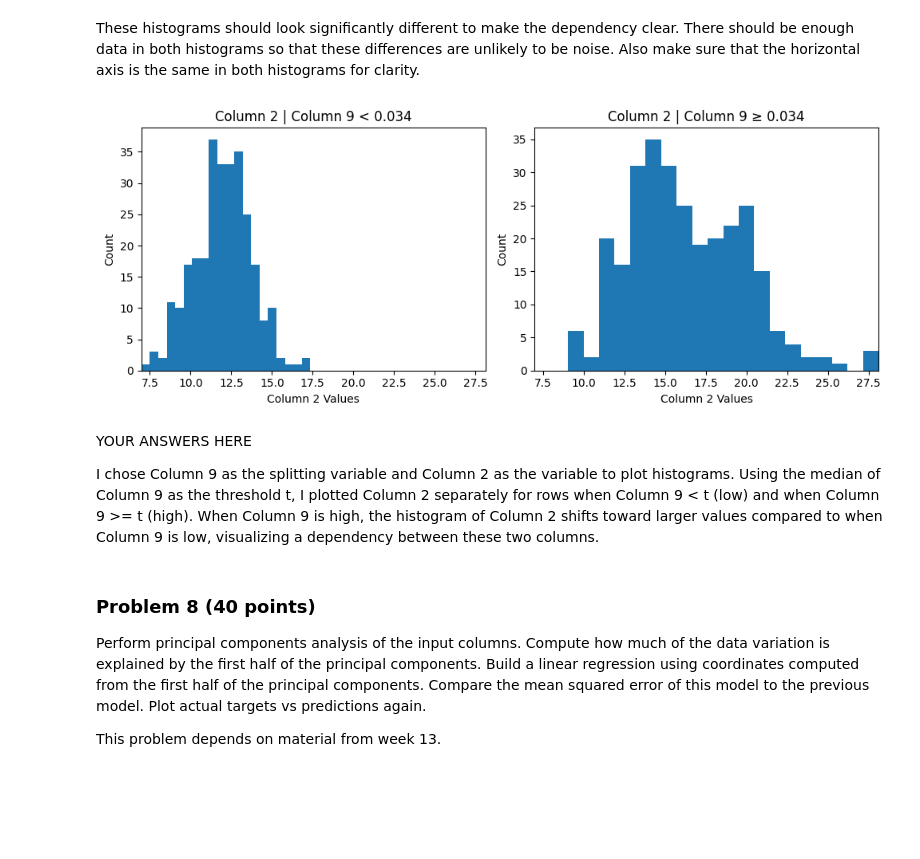
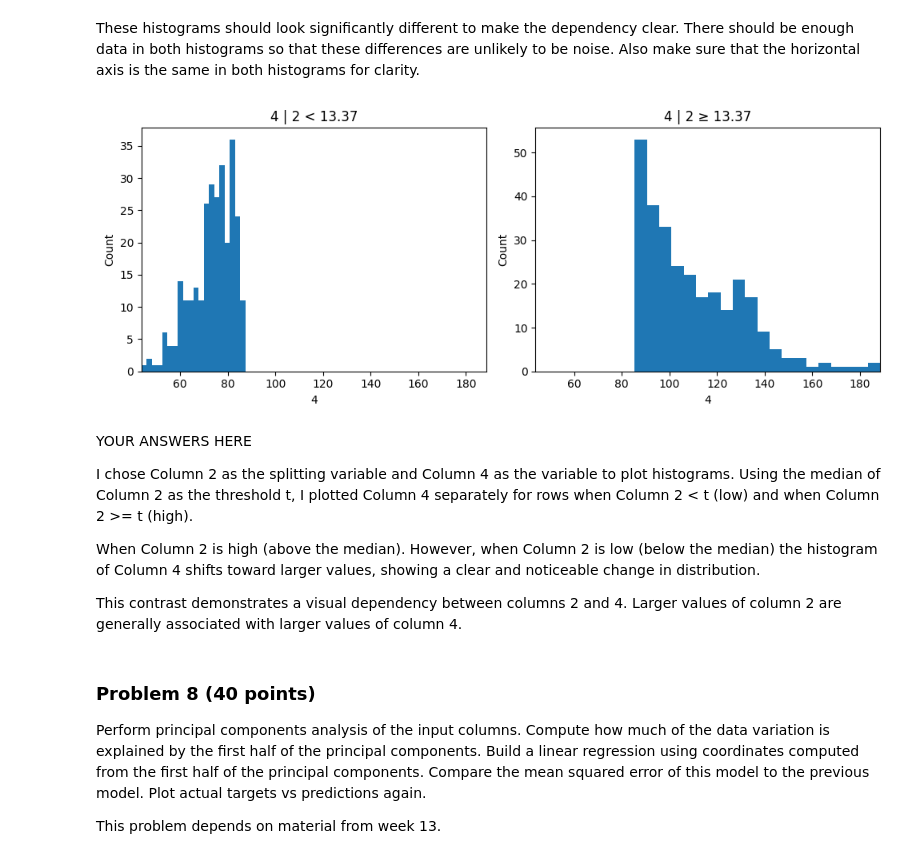
Before and after one commit to dho053-bu/dx601-final-project, a Jupyter notebook: project.ipynb, the cells around one changed output. Drawn from its saved outputs; the diff is of its cells as text; code cells hidden in the pictures; blank space fills up the shorter version.

```diff
--- a/project.ipynb
+++ b/project.ipynb
@@ -376,38 +376,46 @@ These histograms should look significantly different to make the dependency clea
 There should be enough data in both histograms so that these differences are unlikely to be noise.
 Also make sure that the horizontal axis is the same in both histograms for clarity.
 # %%
-#YOUR CODE HERE
+# YOUR CODE HERE
 
-x_col, y_col = df.columns[8], df.columns[1]
+x_col = df.columns[1]   # mean_radius
+y_col = df.columns[3]   # mean_perimeter
+
 t = df[x_col].median()
 
-low = df[df[x_col] <  t][y_col]
+low = df[df[x_col] < t][y_col]
 high = df[df[x_col] >= t][y_col]
 
 xmin, xmax = df[y_col].min(), df[y_col].max()
 
 fig, axes = plt.subplots(1, 2, figsize=(10, 4), sharex=True)
 
+# Low group histogram
 low.plot.hist(bins=20, ax=axes[0])
-axes[0].set_title("Column 2 | Column 9 < 0.034")
-axes[0].set_xlabel("Column 2 Values")
+axes[0].set_title(f"{y_col} | {x_col} < 13.37")
+axes[0].set_xlabel(y_col)
 axes[0].set_ylabel("Count")
 axes[0].set_xlim(xmin, xmax)
 
+# High group histogram
 high.plot.hist(bins=20, ax=axes[1])
-axes[1].set_title("Column 2 | Column 9 ≥ 0.034")
-axes[1].set_xlabel("Column 2 Values")
+axes[1].set_title(f"{y_col} | {x_col} ≥ 13.37")
+axes[1].set_xlabel(y_col)
 axes[1].set_ylabel("Count")
 axes[1].set_xlim(xmin, xmax)
 
 plt.tight_layout()
 plt.show()
 # %% [output]
-[figure, old version]
+[figure, new version]
 # %% [markdown]
 YOUR ANSWERS HERE
 
-I chose Column 9 as the splitting variable and Column 2 as the variable to plot histograms. Using the median of Column 9 as the threshold t, I plotted Column 2 separately for rows when Column 9 < t (low) and when Column 9 >= t (high). When Column 9 is high, the histogram of Column 2 shifts toward larger values compared to when Column 9 is low, visualizing a dependency between these two columns.
+I chose Column 2 as the splitting variable and Column 4 as the variable to plot histograms. Using the median of Column 2 as the threshold t, I plotted Column 4 separately for rows when Column 2 < t (low) and when Column 2 >= t (high).
+
+When Column 2 is high (above the median). However, when Column 2 is low (below the median) the histogram of Column 4 shifts toward larger values, showing a clear and noticeable change in distribution.
+
+This contrast demonstrates a visual dependency between columns 2 and 4. Larger values of column 2 are generally associated with larger values of column 4.
 # %% [markdown]
 ### Problem 8 (40 points)
 
```
Also changed, not shown: parts of 1 cell of this notebook.
